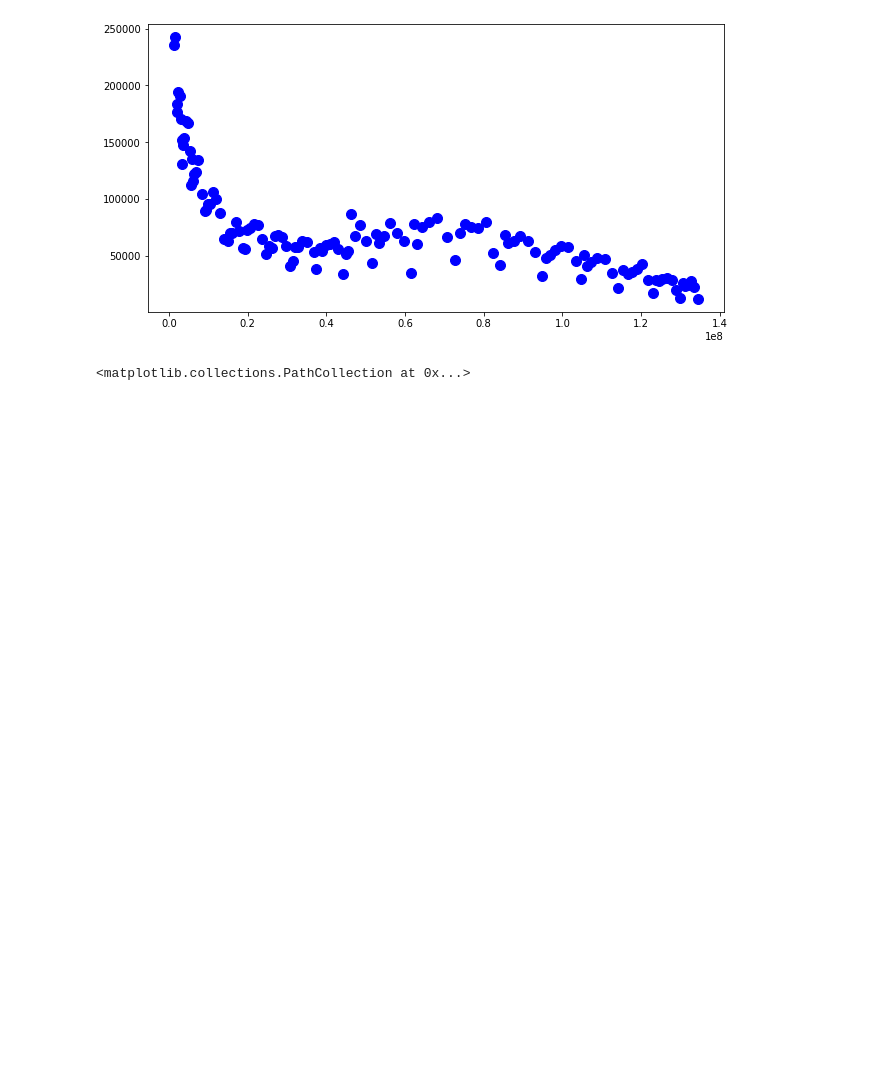
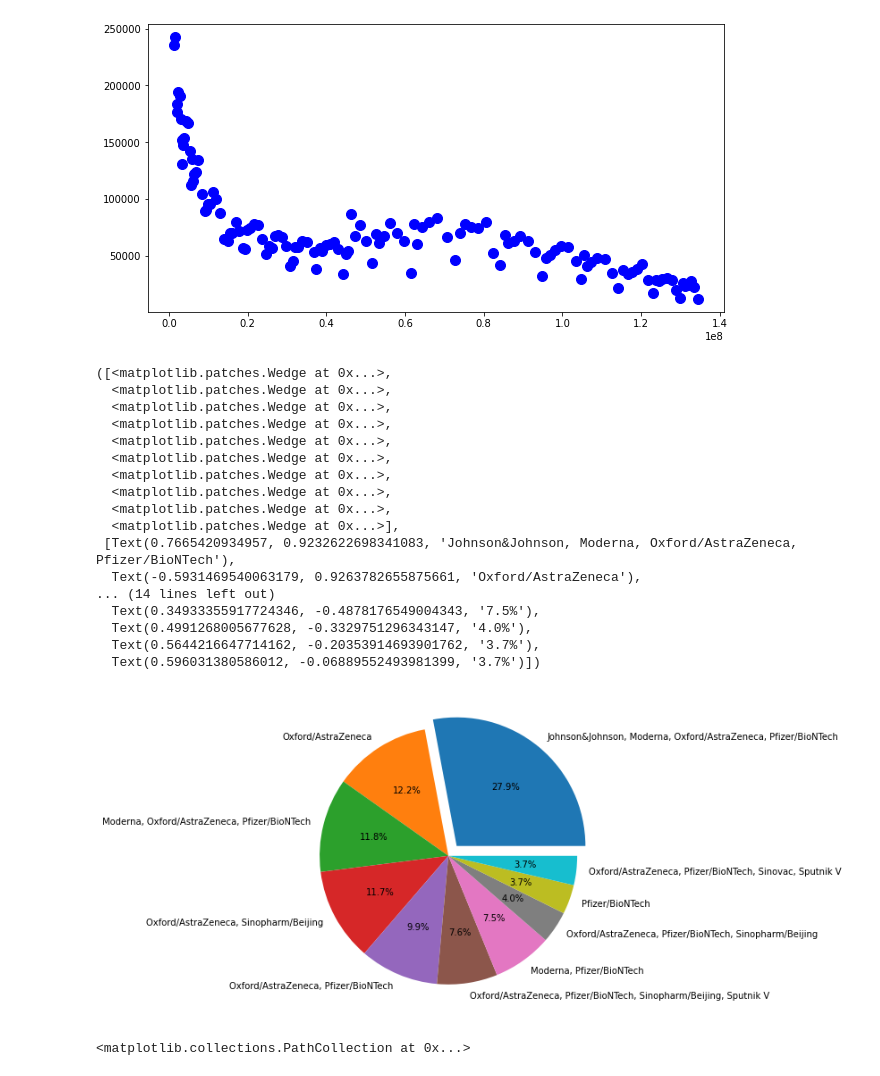
Before and after one commit to VRaptor555/my-apps, a Jupyter notebook: module41/matplot_covid.ipynb, the cells around one changed output. Saved outputs shown, nothing was run; the diff lists cells and outputs as text; code cells hidden in the pictures; blank space fills up the shorter version.

```diff
--- a/module41/matplot_covid.ipynb
+++ b/module41/matplot_covid.ipynb
@@ -20,6 +20,35 @@ ax.scatter(
 # %% [output]
 <matplotlib.collections.PathCollection at 0x...>
 [figure]
+# %%
+vaccine_combinations = covid_df['vaccines'].value_counts()[:10]
+fig = plt.figure(figsize=(5,5))
+axes = fig.add_axes([0,0,1,1])
+axes.pie(
+    vaccine_combinations,
+    labels=vaccine_combinations.index,
+    autopct='%.1f%%',
+    explode=[0.1, 0, 0, 0, 0, 0, 0, 0, 0, 0]
+)
+# %% [output]
+([<matplotlib.patches.Wedge at 0x...>,
+  <matplotlib.patches.Wedge at 0x...>,
+  <matplotlib.patches.Wedge at 0x...>,
+  <matplotlib.patches.Wedge at 0x...>,
+  <matplotlib.patches.Wedge at 0x...>,
+  <matplotlib.patches.Wedge at 0x...>,
+  <matplotlib.patches.Wedge at 0x...>,
+  <matplotlib.patches.Wedge at 0x...>,
+  <matplotlib.patches.Wedge at 0x...>,
+  <matplotlib.patches.Wedge at 0x...>],
+ [Text(0.7665420934957, 0.9232622698341083, 'Johnson&Johnson, Moderna, Oxford/AstraZeneca, Pfizer/BioNTech'),
+  Text(-0.5931469540063179, 0.9263782655875661, 'Oxford/AstraZeneca'),
+... (14 lines left out)
+  Text(0.34933355917724346, -0.4878176549004343, '7.5%'),
+  Text(0.4991268005677628, -0.3329751296343147, '4.0%'),
+  Text(0.5644216647714162, -0.20353914693901762, '3.7%'),
+  Text(0.596031380586012, -0.06889552493981399, '3.7%')])
+[figure, added]
 # %%
 # %% [output]
 <matplotlib.collections.PathCollection at 0x...>
```
Also changed, not shown: 6 other files.
